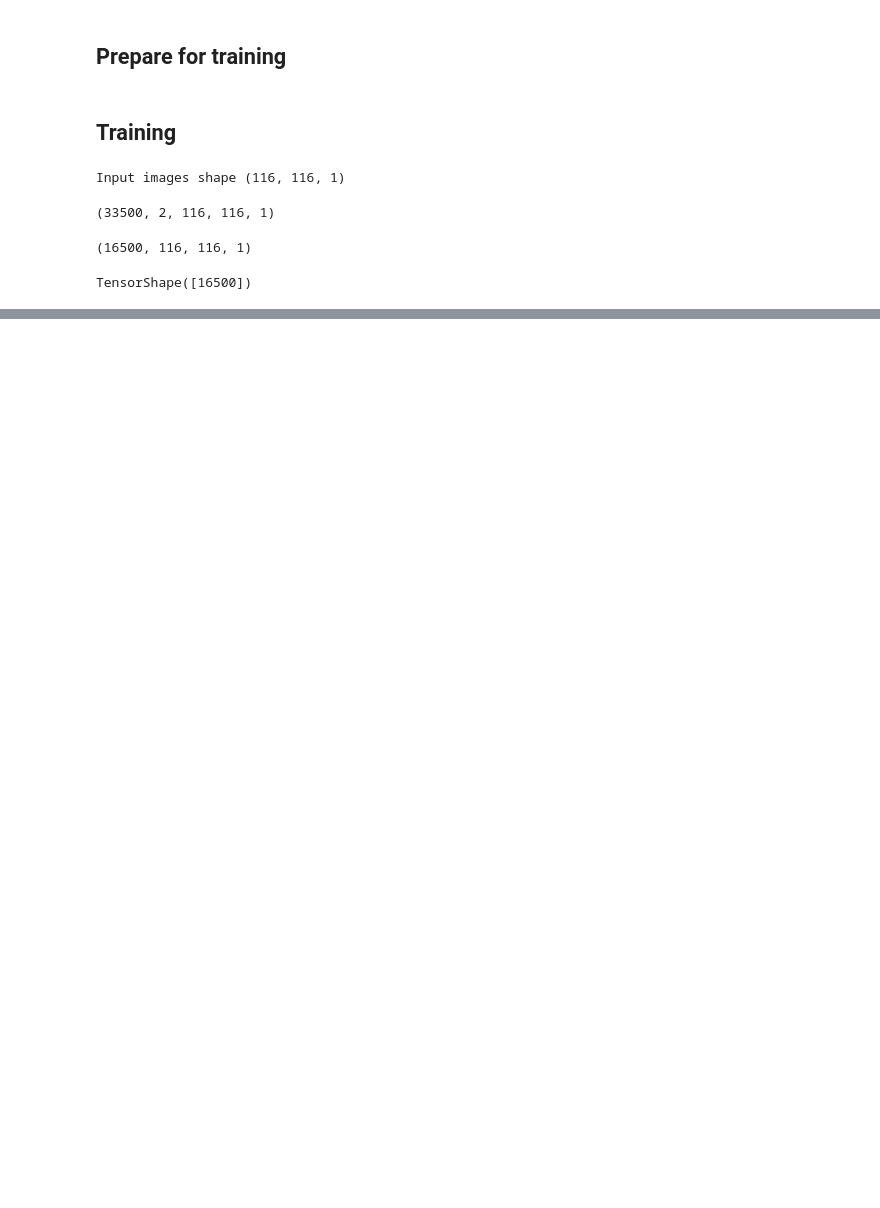
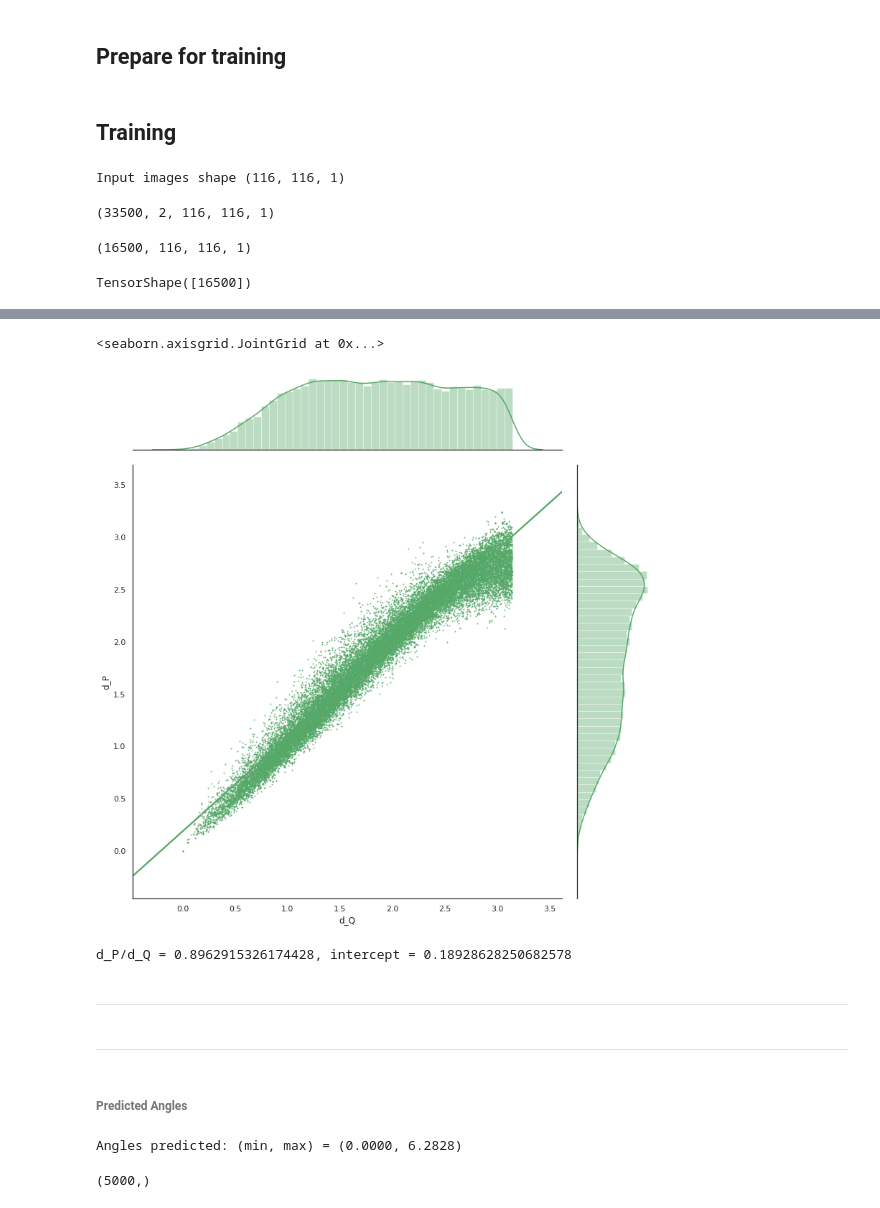
Before and after one commit to JelenaBanjac/protein-reconstruction, a Jupyter notebook: notebooks/Siamese_KERAS-protein.ipynb, the cells around one changed output, grey strips where cells are left out. Drawn from its saved outputs; the diff is of its cells as text; code cells hidden in the pictures; blank space fills up the shorter version.

```diff
--- a/notebooks/Siamese_KERAS-protein.ipynb
+++ b/notebooks/Siamese_KERAS-protein.ipynb
@@ -458,0 +474,35 @@ true:      1.3762474060058594
+# %%
+sns.jointplot(x="d_Q", y="d_P", data=df, kind="reg", color="g", height=11, scatter_kws={"s": 1})  # "reg", "kde"
+# %% [output]
+<seaborn.axisgrid.JointGrid at 0x...>
+[figure, added]
+# %%
+from scipy.stats import linregress
+
+lr = linregress(df.d_Q, df.d_P)
+slope, intercept = lr.slope, lr.intercept
+print(f"d_P/d_Q = {slope}, intercept = {intercept}")
+# %% [output]
+d_P/d_Q = 0.8962915326174428, intercept = 0.18928628250682578
+# %% [markdown]
+---
+# %% [markdown]
+---
+# %% [markdown]
+###### Predicted Angles
+# %%
+low_ang = [float(x)*np.pi for x in angle_shift.split(",")]
+high_ang = [float(x)*np.pi for x in angle_ranges.split(",")]
+
+euler = np.random.uniform(low=[low_ang[0], low_ang[1], low_ang[2]],
+                          high=[high_ang[0], high_ang[1], high_ang[2]],
+                          size=(NUM_PROJECTIONS, 3))
+
+angles_predicted = [tf.Variable(e) for e in euler]
+print(f"Angles predicted: (min, max) = ({tf.reduce_min(angles_predicted):.4f}, {tf.reduce_max(angles_predicted):.4f})")
+
+angles_predicted = np.array(angles_predicted)
+angles_predicted.shape
+# %% [output]
+Angles predicted: (min, max) = (0.0000, 6.2828)
+(5000,)
```
Also changed, not shown: parts of 24 cells of this notebook, 1 other file.
